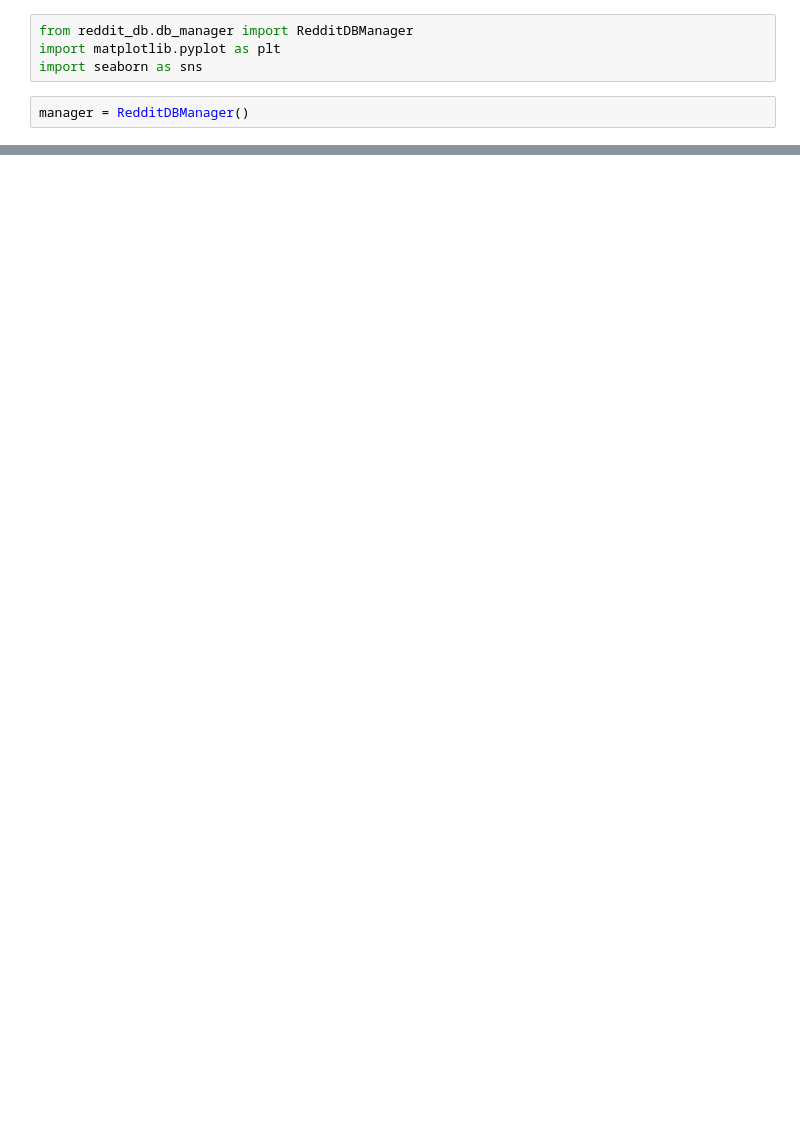
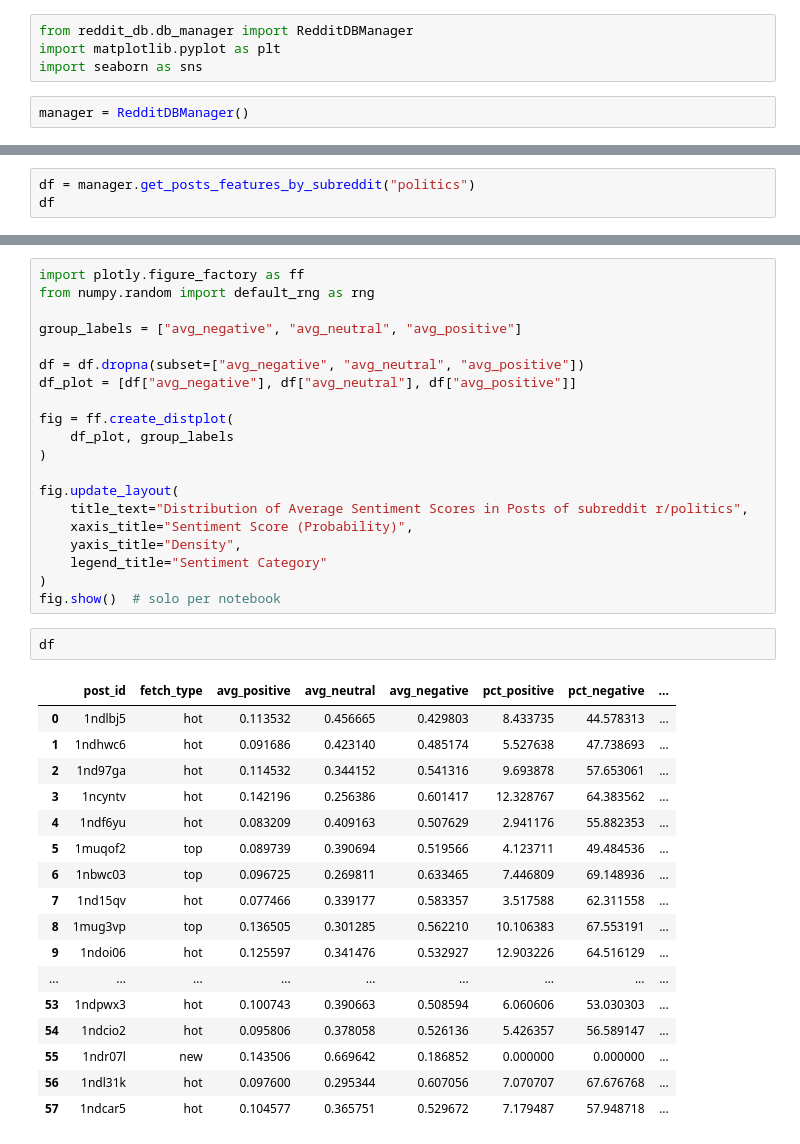
Before and after one commit to gpassoni/social_trends_analyzer, a Jupyter notebook: notebooks/streamlit_plot_tester.ipynb, the cells around one changed output, grey strips where cells are left out. Saved outputs shown, nothing was run; the diff lists cells and outputs as text; blank space fills up the shorter version.

```diff
--- a/notebooks/streamlit_plot_tester.ipynb
+++ b/notebooks/streamlit_plot_tester.ipynb
@@ -62,0 +67,3 @@ plt.show()
+# %%
+df = manager.get_posts_features_by_subreddit("politics")
+df
@@ -62,0 +149,40 @@ plt.show()
+# %%
+import plotly.figure_factory as ff
+from numpy.random import default_rng as rng
+
+group_labels = ["avg_negative", "avg_neutral", "avg_positive"]
+
+df = df.dropna(subset=["avg_negative", "avg_neutral", "avg_positive"])
+df_plot = [df["avg_negative"], df["avg_neutral"], df["avg_positive"]]
+
+fig = ff.create_distplot(
+    df_plot, group_labels
+)
+
+fig.update_layout(
+    title_text="Distribution of Average Sentiment Scores in Posts of subreddit r/politics",
+    xaxis_title="Sentiment Score (Probability)",
+    yaxis_title="Density",
+    legend_title="Sentiment Category"
+)
+fig.show()  # solo per notebook
+# %%
+df
+# %% [output]
+|  | post_id | fetch_type | avg_positive | avg_neutral | avg_negative | pct_positive | pct_negative | ... |
+| 0 | 1ndlbj5 | hot | 0.113532 | 0.456665 | 0.429803 | 8.433735 | 44.578313 | ... |
+| 1 | 1ndhwc6 | hot | 0.091686 | 0.423140 | 0.485174 | 5.527638 | 47.738693 | ... |
+| 2 | 1nd97ga | hot | 0.114532 | 0.344152 | 0.541316 | 9.693878 | 57.653061 | ... |
+| 3 | 1ncyntv | hot | 0.142196 | 0.256386 | 0.601417 | 12.328767 | 64.383562 | ... |
+| 4 | 1ndf6yu | hot | 0.083209 | 0.409163 | 0.507629 | 2.941176 | 55.882353 | ... |
+| 5 | 1muqof2 | top | 0.089739 | 0.390694 | 0.519566 | 4.123711 | 49.484536 | ... |
+| 6 | 1nbwc03 | top | 0.096725 | 0.269811 | 0.633465 | 7.446809 | 69.148936 | ... |
+| 7 | 1nd15qv | hot | 0.077466 | 0.339177 | 0.583357 | 3.517588 | 62.311558 | ... |
+| 8 | 1mug3vp | top | 0.136505 | 0.301285 | 0.562210 | 10.106383 | 67.553191 | ... |
+| 9 | 1ndoi06 | hot | 0.125597 | 0.341476 | 0.532927 | 12.903226 | 64.516129 | ... |
+| ... | ... | ... | ... | ... | ... | ... | ... | ... |
+| 53 | 1ndpwx3 | hot | 0.100743 | 0.390663 | 0.508594 | 6.060606 | 53.030303 | ... |
+| 54 | 1ndcio2 | hot | 0.095806 | 0.378058 | 0.526136 | 5.426357 | 56.589147 | ... |
+| 55 | 1ndr07l | new | 0.143506 | 0.669642 | 0.186852 | 0.000000 | 0.000000 | ... |
+| 56 | 1ndl31k | hot | 0.097600 | 0.295344 | 0.607056 | 7.070707 | 67.676768 | ... |
+| 57 | 1ndcar5 | hot | 0.104577 | 0.365751 | 0.529672 | 7.179487 | 57.948718 | ... |
```
Also changed, not shown: parts of 12 cells of this notebook, 10 other files.
